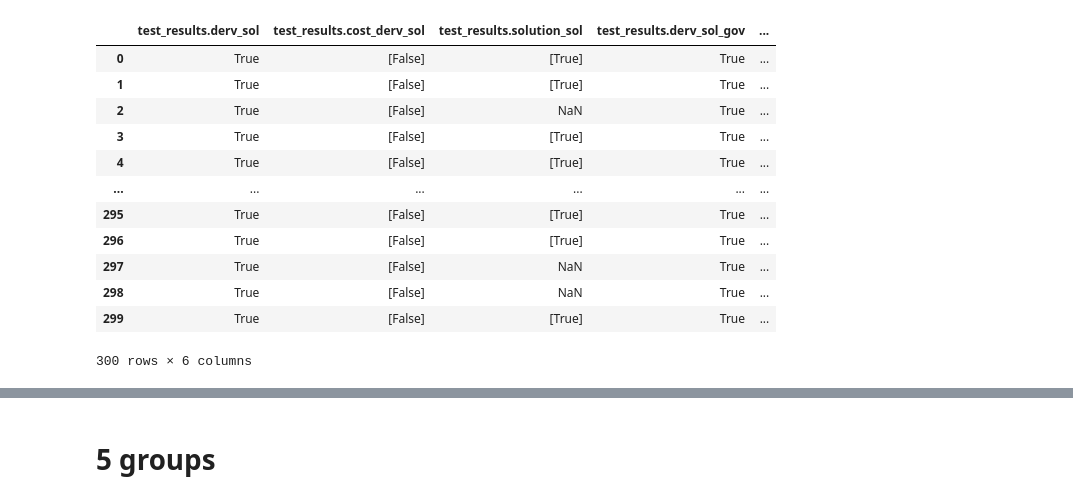
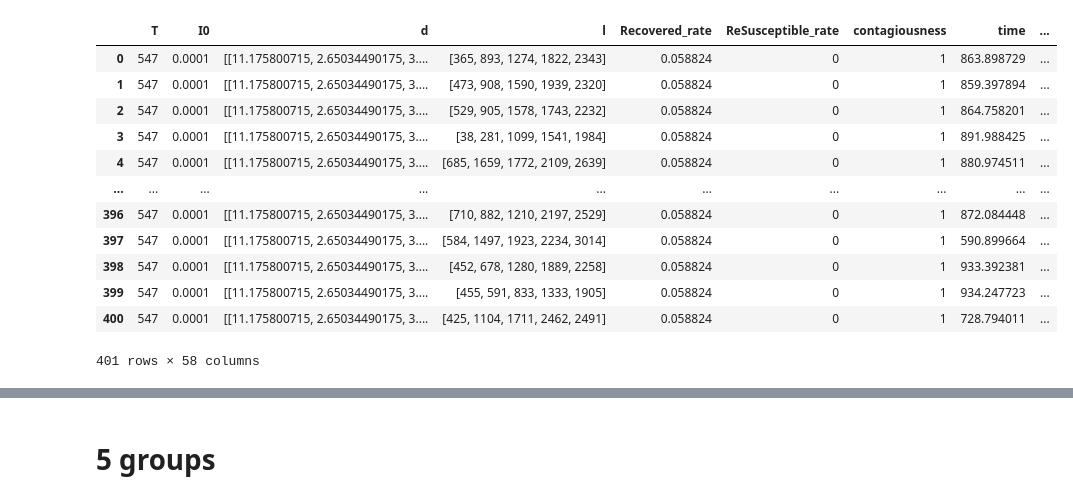
Before and after one commit to daniel-ablin/Thesis, a Jupyter notebook: test analysis.ipynb, the cells around one changed output, grey strips where cells are left out. Saved outputs shown, nothing was run; the diff lists cells and outputs as text; code cells hidden in the pictures.

```diff
--- a/test analysis.ipynb
+++ b/test analysis.ipynb
@@ -65,7 +66,7 @@ def parse_test(path=None):
 
     return base
 # %%
-specific_file = r'/Users/danielablin/Documents/GitHub/Thesis/test_run_2022-11-22_129_300.pickle'
+specific_file = r'/Users/danielablin/Documents/GitHub/Thesis/test_run_2022-12-04_129_401.pickle'
 base = parse_test(specific_file)
 # %%
 base.groupby(['best_sol', 'msg_sol'])['best_sol'].count()
@@ -79,20 +80,20 @@ gov       found solution         7
 Name: best_sol, dtype: int64
-# %%
-base[[i for i in base.columns if 'test_results' in i]]
-# %% [output]
-|  | test_results.derv_sol | test_results.cost_derv_sol | test_results.solution_sol | test_results.derv_sol_gov | ... |
-| 0 | True | [False] | [True] | True | ... |
-| 1 | True | [False] | [True] | True | ... |
-| 2 | True | [False] | NaN | True | ... |
-| 3 | True | [False] | [True] | True | ... |
-| 4 | True | [False] | [True] | True | ... |
-| ... | ... | ... | ... | ... | ... |
-| 295 | True | [False] | [True] | True | ... |
-| 296 | True | [False] | [True] | True | ... |
-| 297 | True | [False] | NaN | True | ... |
-| 298 | True | [False] | NaN | True | ... |
-| 299 | True | [False] | [True] | True | ... |
-300 rows × 6 columns
+# %%
+base
+# %% [output]
+|  | T | I0 | d | l | Recovered_rate | ReSusceptible_rate | contagiousness | time | ... |
+| 0 | 547 | 0.0001 | [[11.175800715, 2.65034490175, 3.... | [365, 893, 1274, 1822, 2343] | 0.058824 | 0 | 1 | 863.898729 | ... |
+| 1 | 547 | 0.0001 | [[11.175800715, 2.65034490175, 3.... | [473, 908, 1590, 1939, 2320] | 0.058824 | 0 | 1 | 859.397894 | ... |
+| 2 | 547 | 0.0001 | [[11.175800715, 2.65034490175, 3.... | [529, 905, 1578, 1743, 2232] | 0.058824 | 0 | 1 | 864.758201 | ... |
+| 3 | 547 | 0.0001 | [[11.175800715, 2.65034490175, 3.... | [38, 281, 1099, 1541, 1984] | 0.058824 | 0 | 1 | 891.988425 | ... |
+| 4 | 547 | 0.0001 | [[11.175800715, 2.65034490175, 3.... | [685, 1659, 1772, 2109, 2639] | 0.058824 | 0 | 1 | 880.974511 | ... |
+| ... | ... | ... | ... | ... | ... | ... | ... | ... | ... |
+| 396 | 547 | 0.0001 | [[11.175800715, 2.65034490175, 3.... | [710, 882, 1210, 2197, 2529] | 0.058824 | 0 | 1 | 872.084448 | ... |
+| 397 | 547 | 0.0001 | [[11.175800715, 2.65034490175, 3.... | [584, 1497, 1923, 2234, 3014] | 0.058824 | 0 | 1 | 590.899664 | ... |
+| 398 | 547 | 0.0001 | [[11.175800715, 2.65034490175, 3.... | [452, 678, 1280, 1889, 2258] | 0.058824 | 0 | 1 | 933.392381 | ... |
+| 399 | 547 | 0.0001 | [[11.175800715, 2.65034490175, 3.... | [455, 591, 833, 1333, 1905] | 0.058824 | 0 | 1 | 934.247723 | ... |
+| 400 | 547 | 0.0001 | [[11.175800715, 2.65034490175, 3.... | [425, 1104, 1711, 2462, 2491] | 0.058824 | 0 | 1 | 728.794011 | ... |
+401 rows × 58 columns
 # %%
 columns = ['l_1', 'l_2', 'l_3', 'l_4', 'l_5', 'sol_gap', 'best_sol']
 sns.pairplot(base[columns], hue='best_sol', diag_kind='hist')
```
Also changed, not shown: parts of 12 cells of this notebook, 2 other files.
